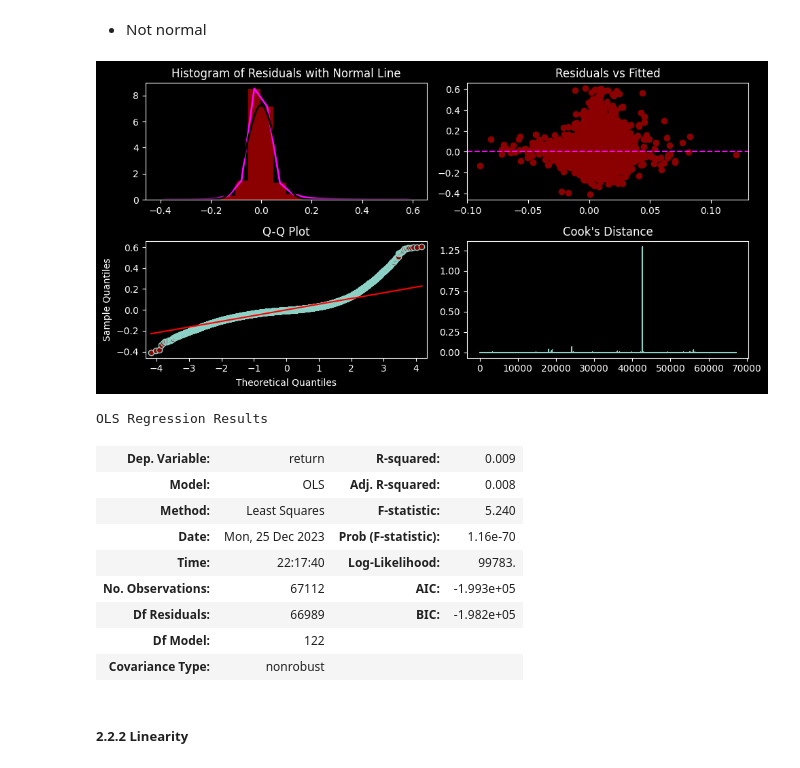
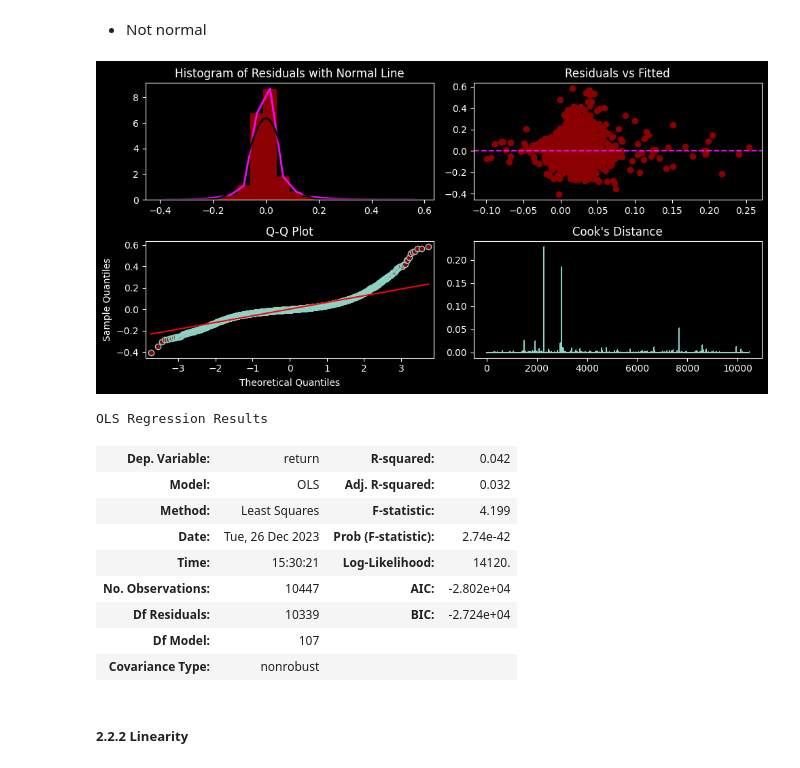
Before and after one commit to KJJHHH/Build-Portfolio, a Jupyter notebook: TEJ_portfolio/TEJ_Reg_Analysis.ipynb, the cells around one changed output. Drawn from its saved outputs; the diff is of its cells as text; code cells hidden in the pictures.

```diff
--- a/TEJ_portfolio/TEJ_Reg_Analysis.ipynb
+++ b/TEJ_portfolio/TEJ_Reg_Analysis.ipynb
@@ -478,18 +482,11 @@ for i in data_clean.columns:
         print(i)
 
 # Train test period size
-train_size = 52 # weeks
+train_size = 10 # weeks
 start_train_date = min(data_clean.reset_index()["mdate"])
-end_train_date = start_train_date + pd.DateOffset(weeks = train_size)
-start_test_date = end_train_date + pd.DateOffset(weeks = 1)
-end_test_date = start_test_date + pd.DateOffset(weeks = 1)
 
 # Train test data
-train, test, start_train_date, start_test_date = \
-    update_data(
-        data_clean,
-        start_train_date,
-        train_size)
+train, test, start_train_date, start_test_date = update_data(data_clean, start_train_date, train_size)
 
 
 # split X, y
@@ -530,19 +503,20 @@ strong multicollinearity or other numerical problems.
 # %% [markdown]
 - Not normal
 # %%
+linear_reg = build_ols(X_train, y_train)
 graphic_diagnostic(linear_reg)
 linear_reg.summary().tables[0]
 # %% [output]
-[figure, old version]
+[figure, new version]
 OLS Regression Results
-| Dep. Variable: | return | R-squared: | 0.009 |
-| Model: | OLS | Adj. R-squared: | 0.008 |
-| Method: | Least Squares | F-statistic: | 5.240 |
-| Date: | Mon, 25 Dec 2023 | Prob (F-statistic): | 1.16e-70 |
-| Time: | 22:17:40 | Log-Likelihood: | 99783. |
-| No. Observations: | 67112 | AIC: | -1.993e+05 |
-| Df Residuals: | 66989 | BIC: | -1.982e+05 |
-| Df Model: | 122 |  |  |
+| Dep. Variable: | return | R-squared: | 0.042 |
+| Model: | OLS | Adj. R-squared: | 0.032 |
+| Method: | Least Squares | F-statistic: | 4.199 |
+| Date: | Tue, 26 Dec 2023 | Prob (F-statistic): | 2.74e-42 |
+| Time: | 15:30:21 | Log-Likelihood: | 14120. |
+| No. Observations: | 10447 | AIC: | -2.802e+04 |
+| Df Residuals: | 10339 | BIC: | -2.724e+04 |
+| Df Model: | 107 |  |  |
 | Covariance Type: | nonrobust |  |  |
 # %% [markdown]
 ##### 2.2.2 Linearity
```
Also changed, not shown: parts of 61 cells of this notebook, 2 other files.
